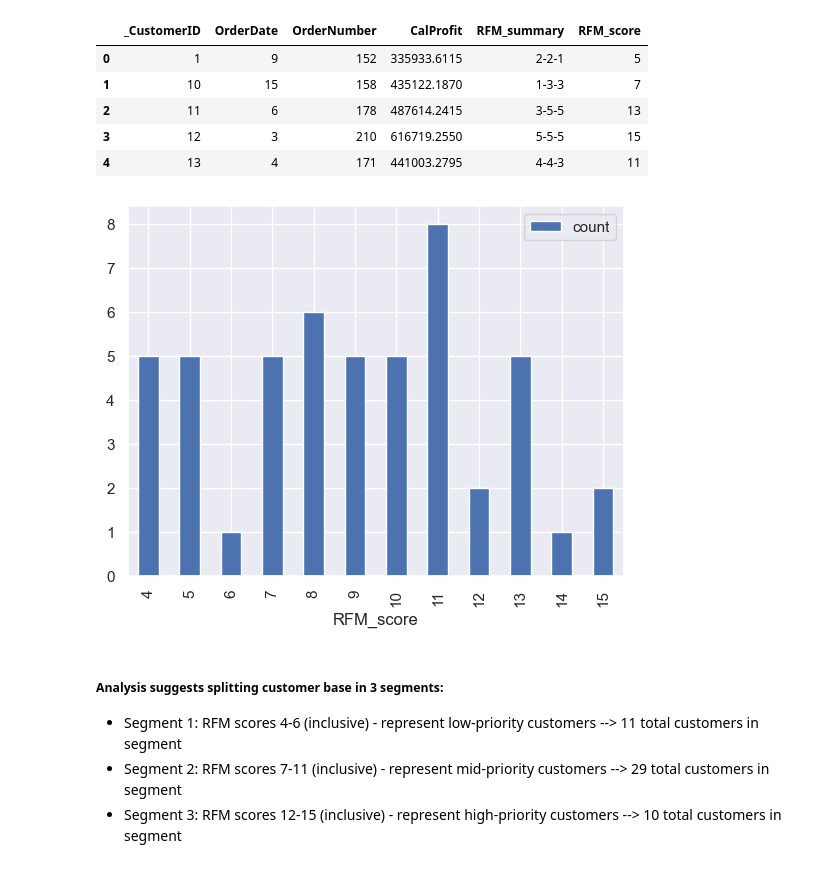
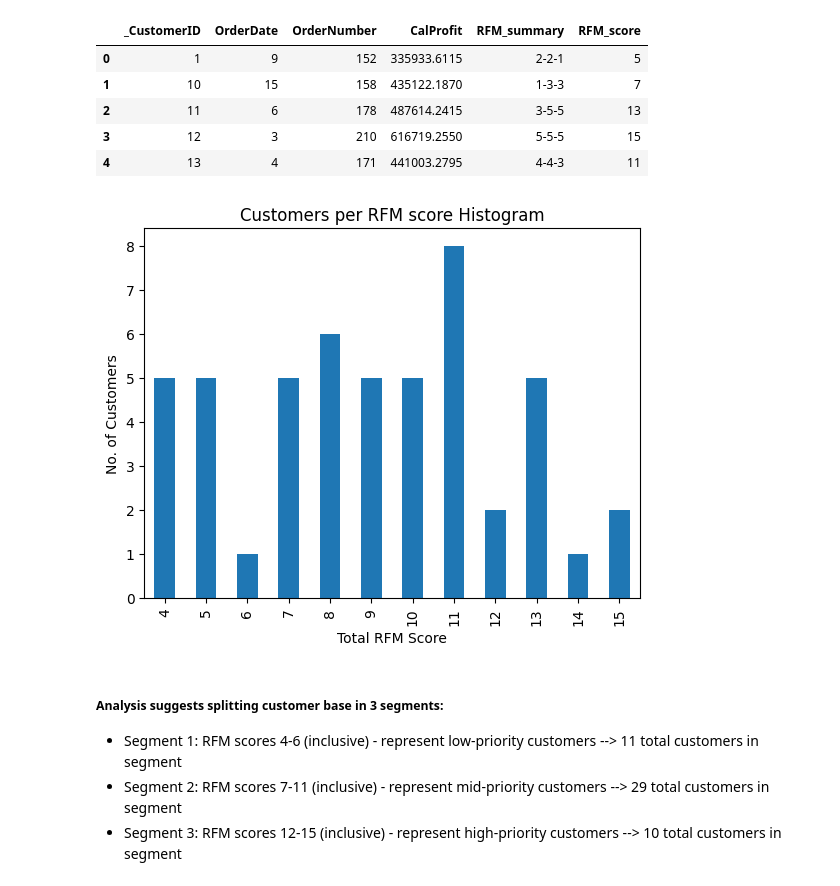
Before and after one commit to ScottsAnalysis/Customer-Segmentations_Python, a Jupyter notebook: Cust Segm_K-means Clustering.ipynb, the cells around one changed output. Cells and saved outputs as stored; diff of their text form; code cells hidden in the pictures.

```diff
--- a/Cust Segm_K-means Clustering.ipynb
+++ b/Cust Segm_K-means Clustering.ipynb
@@ -223,13 +223,17 @@ rfm_final.head()
 # %%
 # Count number of customers per RFM score
 rfm_numbers = rfm_final["RFM_score"].value_counts().reset_index().sort_values(by="RFM_score")
 
 # Visualise RFM scores
-rfm_numbers.plot(x="RFM_score", y="count", kind="bar")
+rfm_numbers.plot(x="RFM_score", y="count", kind="bar", legend=False)
+
+plt.title("Customers per RFM score Histogram")
+plt.xlabel("Total RFM Score")
+plt.ylabel("No. of Customers")
 
 plt.show()
 # %% [output]
-[figure, old version]
+[figure, new version]
 # %% [markdown]
 ##### Analysis suggests splitting customer base in 3 segments:
  - Segment 1: RFM scores 4-6 (inclusive) - represent low-priority customers --> 11 total customers in segment
```
Also changed, not shown: parts of 6 cells of this notebook, 1 other file.
